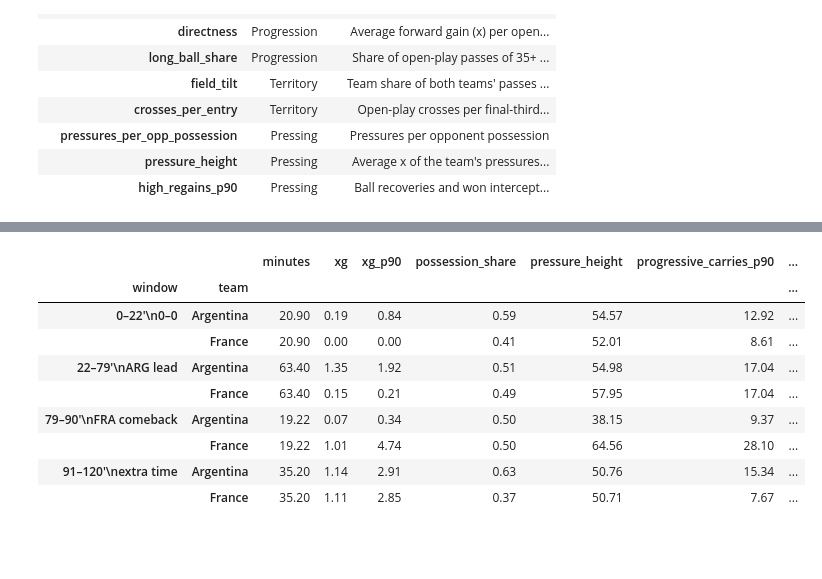
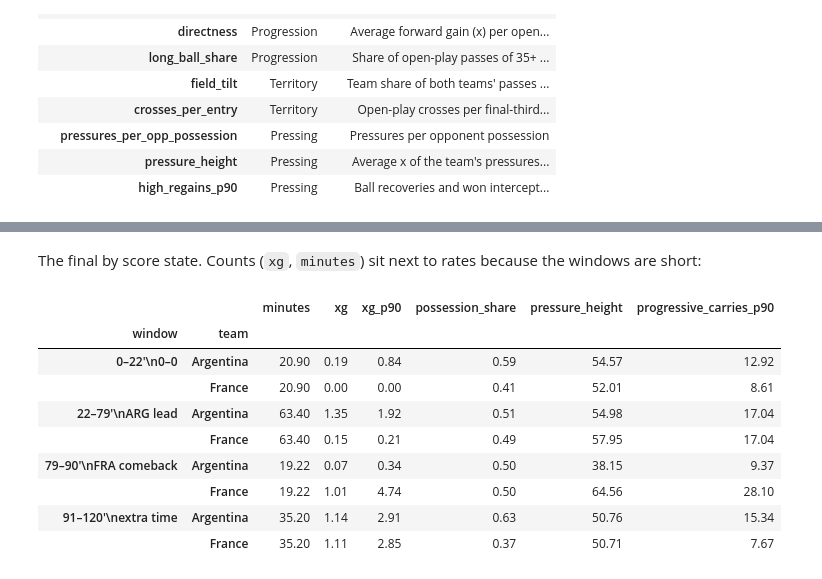
Before and after one commit to meyenk/wc2022-xG-analysis, a Jupyter notebook: notebooks/analysis.ipynb, the cells around one changed output, grey strips where cells are left out. Cells and saved outputs as stored; diff of their text form; code cells hidden in the pictures; blank space fills up the shorter version.

```diff
--- a/notebooks/analysis.ipynb
+++ b/notebooks/analysis.ipynb
@@ -227,14 +245,16 @@ final.substitutions(fe)
+# %% [markdown]
+The final by score state. Counts (`xg`, `minutes`) sit next to rates because the windows are short:
 # %%
 w = final.by_window(fe)
-w[["minutes", "xg", "xg_p90", "possession_share", "pressure_height", "progressive_carries_p90", "pressures_per_opp_possession"]]
+w[["minutes", "xg", "xg_p90", "possession_share", "pressure_height", "progressive_carries_p90"]]
 # %% [output]
-|  |  | minutes | xg | xg_p90 | possession_share | pressure_height | progressive_carries_p90 | ... |
-| window | team |  |  |  |  |  |  | ... |
-| 0–22'\n0–0 | Argentina | 20.90 | 0.19 | 0.84 | 0.59 | 54.57 | 12.92 | ... |
-|  | France | 20.90 | 0.00 | 0.00 | 0.41 | 52.01 | 8.61 | ... |
-| 22–79'\nARG lead | Argentina | 63.40 | 1.35 | 1.92 | 0.51 | 54.98 | 17.04 | ... |
-|  | France | 63.40 | 0.15 | 0.21 | 0.49 | 57.95 | 17.04 | ... |
-| 79–90'\nFRA comeback | Argentina | 19.22 | 0.07 | 0.34 | 0.50 | 38.15 | 9.37 | ... |
-|  | France | 19.22 | 1.01 | 4.74 | 0.50 | 64.56 | 28.10 | ... |
-| 91–120'\nextra time | Argentina | 35.20 | 1.14 | 2.91 | 0.63 | 50.76 | 15.34 | ... |
-|  | France | 35.20 | 1.11 | 2.85 | 0.37 | 50.71 | 7.67 | ... |
+|  |  | minutes | xg | xg_p90 | possession_share | pressure_height | progressive_carries_p90 |
+| window | team |  |  |  |  |  |  |
+| 0–22'\n0–0 | Argentina | 20.90 | 0.19 | 0.84 | 0.59 | 54.57 | 12.92 |
+|  | France | 20.90 | 0.00 | 0.00 | 0.41 | 52.01 | 8.61 |
+| 22–79'\nARG lead | Argentina | 63.40 | 1.35 | 1.92 | 0.51 | 54.98 | 17.04 |
+|  | France | 63.40 | 0.15 | 0.21 | 0.49 | 57.95 | 17.04 |
+| 79–90'\nFRA comeback | Argentina | 19.22 | 0.07 | 0.34 | 0.50 | 38.15 | 9.37 |
+|  | France | 19.22 | 1.01 | 4.74 | 0.50 | 64.56 | 28.10 |
+| 91–120'\nextra time | Argentina | 35.20 | 1.14 | 2.91 | 0.63 | 50.76 | 15.34 |
+|  | France | 35.20 | 1.11 | 2.85 | 0.37 | 50.71 | 7.67 |
```
Also changed, not shown: parts of 39 cells of this notebook, 14 other files.
